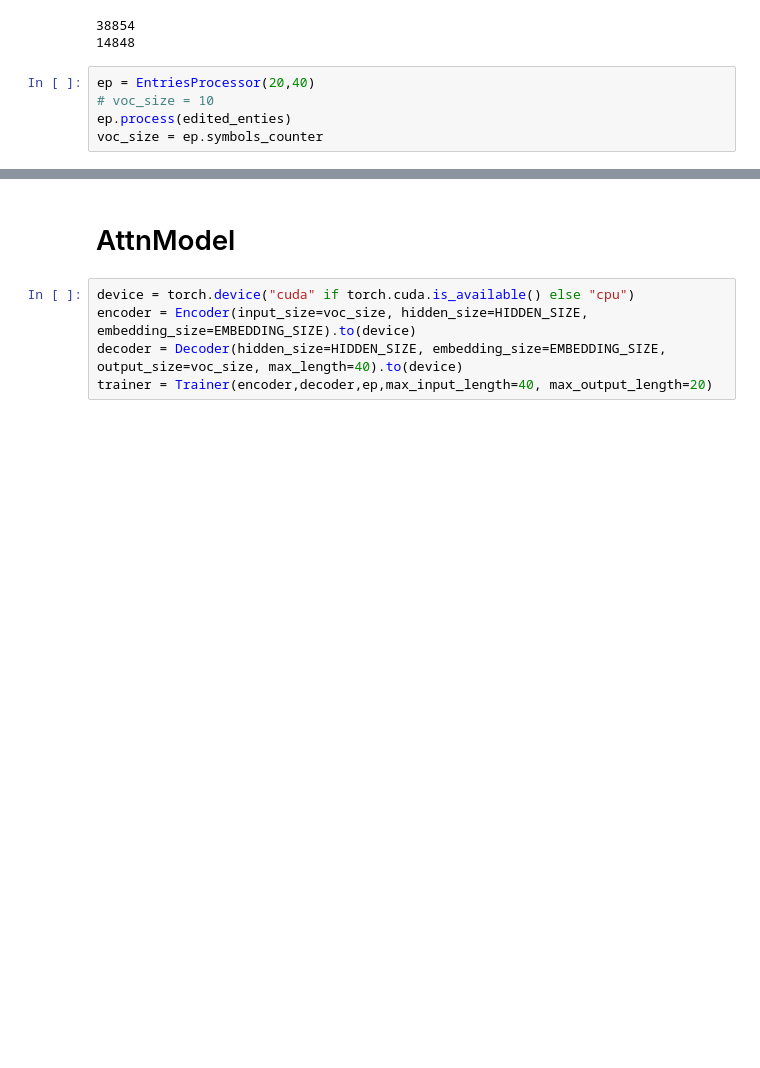
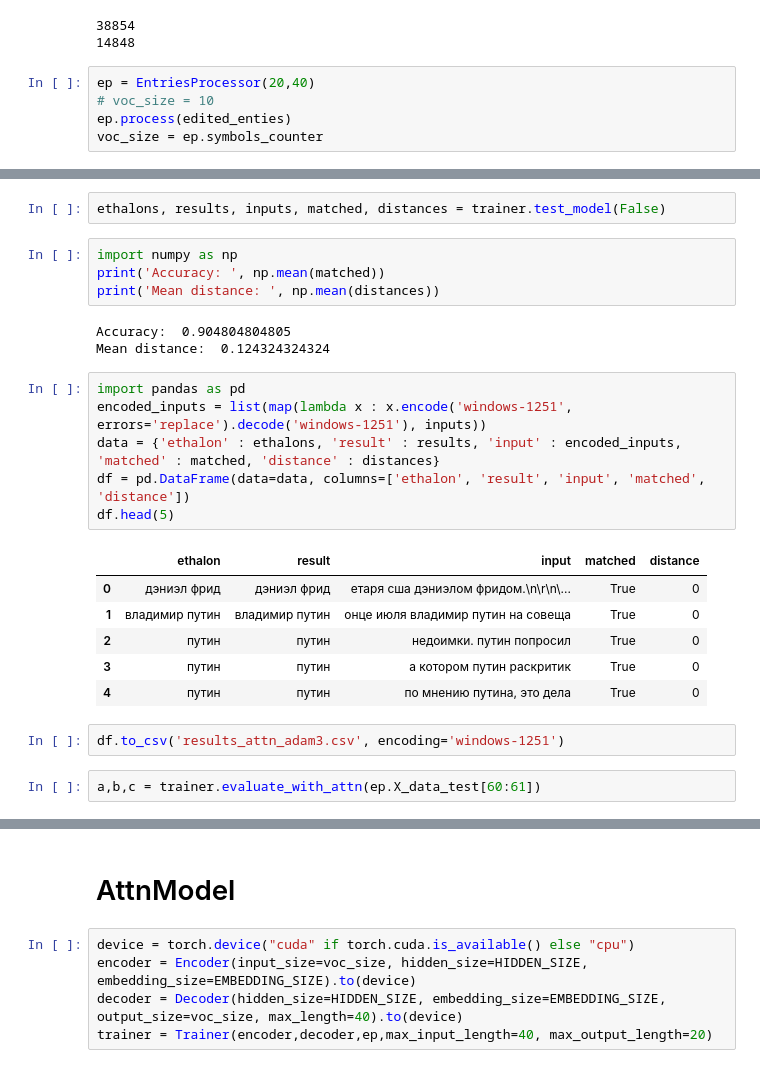
Before and after one commit to Sdernal/TextNormalization, a Jupyter notebook: WithPytorch/Experiments.ipynb, the cells around one changed output, grey strips where cells are left out. Drawn from its saved outputs; the diff is of its cells as text; blank space fills up the shorter version.

```diff
--- a/WithPytorch/Experiments.ipynb
+++ b/WithPytorch/Experiments.ipynb
@@ -108,0 +141,26 @@ print(len(ep.X_data_test), len(ep.X_data_train))
+# %%
+ethalons, results, inputs, matched, distances = trainer.test_model(False)
+# %%
+import numpy as np
+print('Accuracy: ', np.mean(matched))
+print('Mean distance: ', np.mean(distances))
+# %% [output]
+Accuracy:  0.904804804805
+Mean distance:  0.124324324324
+# %%
+import pandas as pd
+encoded_inputs = list(map(lambda x : x.encode('windows-1251', errors='replace').decode('windows-1251'), inputs))
+data = {'ethalon' : ethalons, 'result' : results, 'input' : encoded_inputs, 'matched' : matched, 'distance' : distances}
+df = pd.DataFrame(data=data, columns=['ethalon', 'result', 'input', 'matched', 'distance'])
+df.head(5)
+# %% [output]
+|  | ethalon | result | input | matched | distance |
+| 0 | дэниэл фрид | дэниэл фрид | етаря сша дэниэлом фридом.\n\r\n\... | True | 0 |
+| 1 | владимир путин | владимир путин | онце июля владимир путин на совеща | True | 0 |
+| 2 | путин | путин | недоимки. путин попросил | True | 0 |
+| 3 | путин | путин | а котором путин раскритик | True | 0 |
+| 4 | путин | путин | по мнению путина, это дела | True | 0 |
+# %%
+df.to_csv('results_attn_adam3.csv', encoding='windows-1251')
+# %%
+a,b,c = trainer.evaluate_with_attn(ep.X_data_test[60:61])
```
Also changed, not shown: parts of 8 cells of this notebook, 1 other file.
